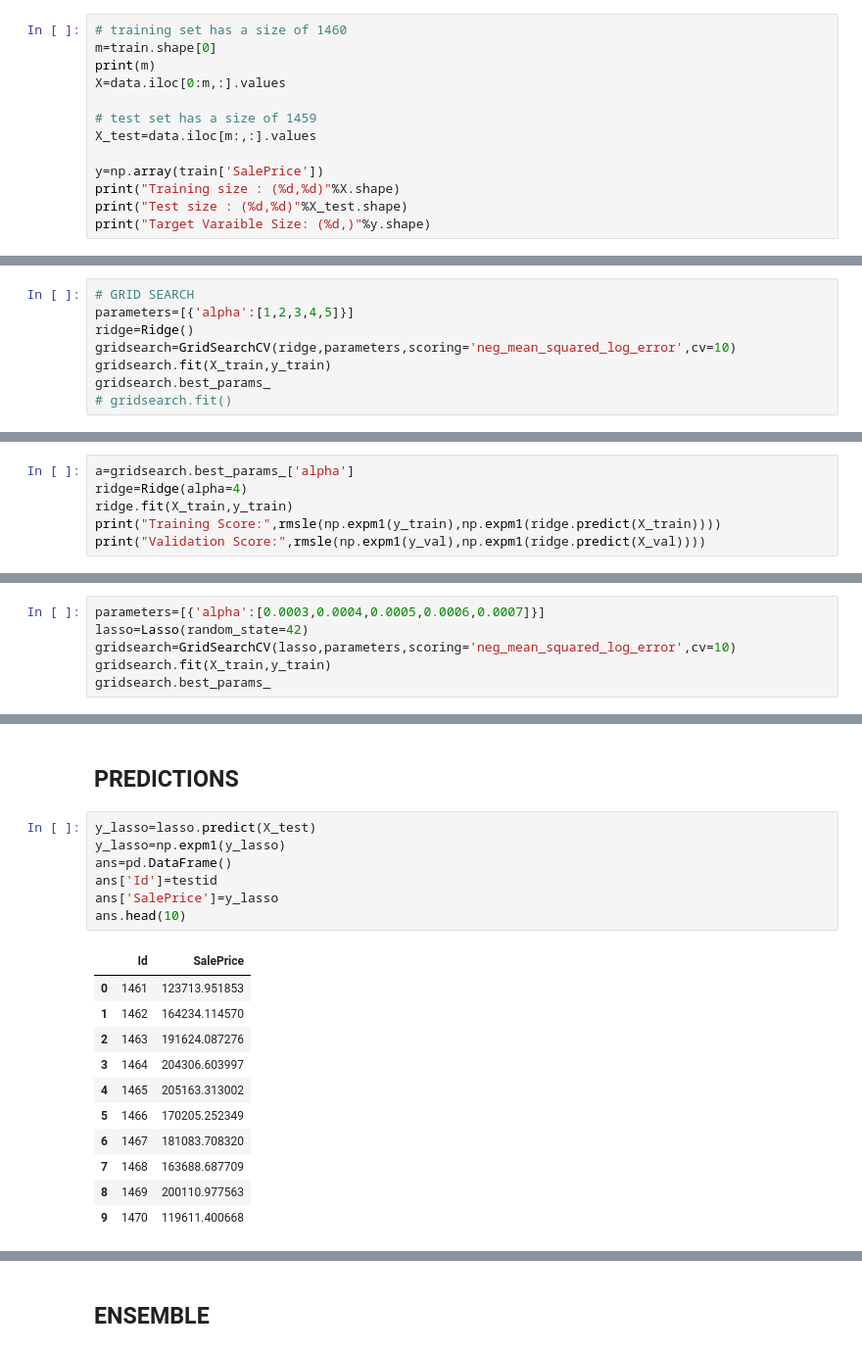
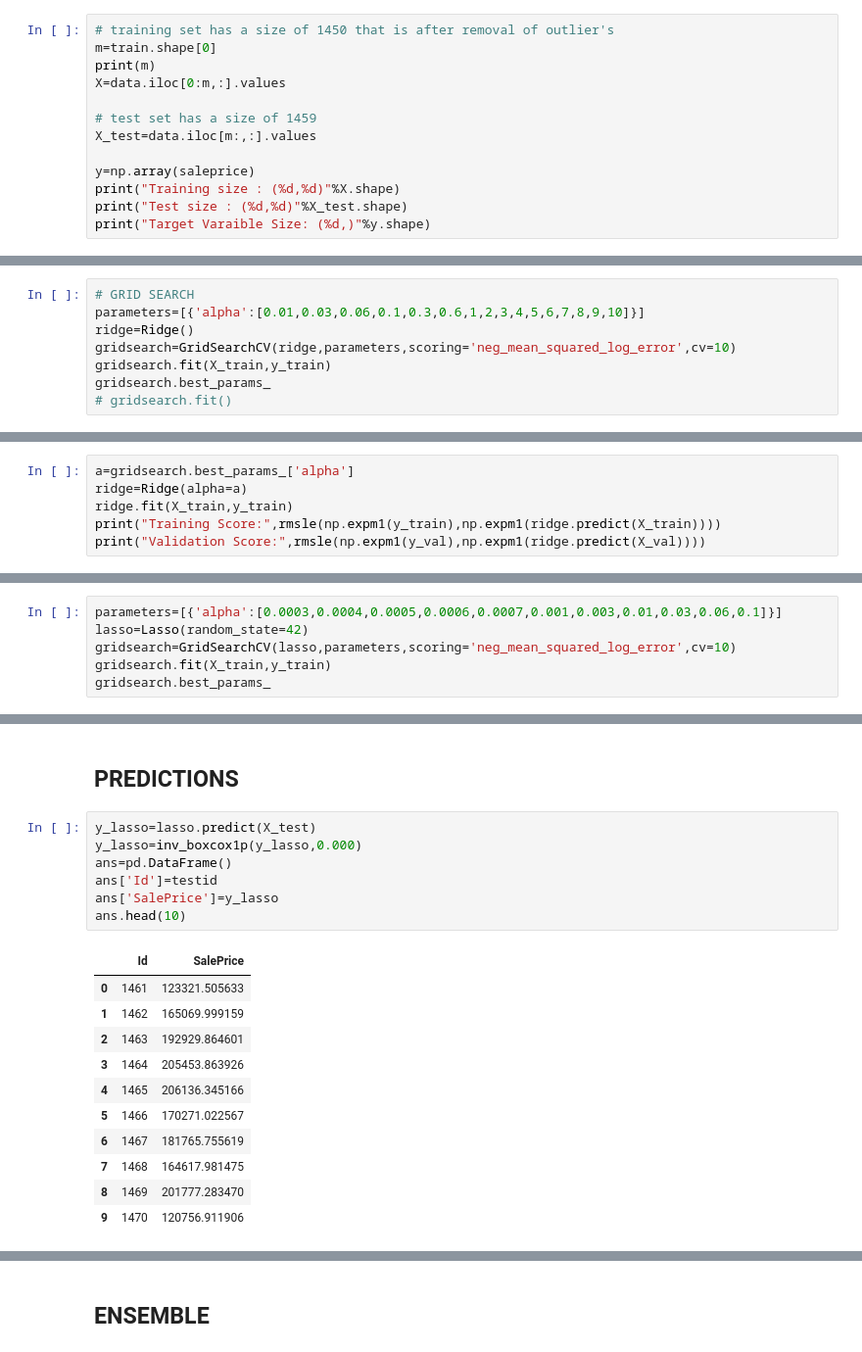
Before and after one commit to lumliolum/kaggle, a Jupyter notebook: House Price: Regression/House Price regression .ipynb, the cells around one changed output, grey strips where cells are left out. Shown at 98% size. Cells and saved outputs as stored; diff of their text form.

```diff
--- a/House Price: Regression/House Price regression .ipynb
+++ b/House Price: Regression/House Price regression .ipynb
@@ -928,5 +947,5 @@ sns.distplot(train['SalePrice'],fit=norm)
 # %%
-# training set has a size of 1460
+# training set has a size of 1450 that is after removal of outlier's
 m=train.shape[0]
 print(m)
 X=data.iloc[0:m,:].values
@@ -934,7 +953,7 @@ X=data.iloc[0:m,:].values
 # test set has a size of 1459
 X_test=data.iloc[m:,:].values
 
-y=np.array(train['SalePrice'])
+y=np.array(saleprice)
 print("Training size : (%d,%d)"%X.shape)
 print("Test size : (%d,%d)"%X_test.shape)
 print("Target Varaible Size: (%d,)"%y.shape)
@@ -985,7 +1004,7 @@ Validation Score: 0.10987172629281407
 ## RIDGE REGRESSION
 # %%
 # GRID SEARCH
-parameters=[{'alpha':[1,2,3,4,5]}]
+parameters=[{'alpha':[0.01,0.03,0.06,0.1,0.3,0.6,1,2,3,4,5,6,7,8,9,10]}]
 ridge=Ridge()
 gridsearch=GridSearchCV(ridge,parameters,scoring='neg_mean_squared_log_error',cv=10)
 gridsearch.fit(X_train,y_train)
@@ -996,6 +1015,6 @@ gridsearch.best_params_
 # %%
 a=gridsearch.best_params_['alpha']
-ridge=Ridge(alpha=4)
+ridge=Ridge(alpha=a)
 ridge.fit(X_train,y_train)
 print("Training Score:",rmsle(np.expm1(y_train),np.expm1(ridge.predict(X_train))))
 print("Validation Score:",rmsle(np.expm1(y_val),np.expm1(ridge.predict(X_val))))
@@ -1005,7 +1024,7 @@ Validation Score: 0.09886009121555092
 # %% [markdown]
 ## LASSO
 # %%
-parameters=[{'alpha':[0.0003,0.0004,0.0005,0.0006,0.0007]}]
+parameters=[{'alpha':[0.0003,0.0004,0.0005,0.0006,0.0007,0.001,0.003,0.01,0.03,0.06,0.1]}]
 lasso=Lasso(random_state=42)
 gridsearch=GridSearchCV(lasso,parameters,scoring='neg_mean_squared_log_error',cv=10)
 gridsearch.fit(X_train,y_train)
@@ -1035,21 +1076,21 @@ Validation Score: 0.1117055924137474
 ##  PREDICTIONS
 # %%
 y_lasso=lasso.predict(X_test)
-y_lasso=np.expm1(y_lasso)
+y_lasso=inv_boxcox1p(y_lasso,0.000)
 ans=pd.DataFrame()
 ans['Id']=testid
 ans['SalePrice']=y_lasso
 ans.head(10)
 # %% [output]
 |  | Id | SalePrice |
-| 0 | 1461 | 123713.951853 |
-| 1 | 1462 | 164234.114570 |
-| 2 | 1463 | 191624.087276 |
-| 3 | 1464 | 204306.603997 |
-| 4 | 1465 | 205163.313002 |
-| 5 | 1466 | 170205.252349 |
-| 6 | 1467 | 181083.708320 |
-| 7 | 1468 | 163688.687709 |
-| 8 | 1469 | 200110.977563 |
-| 9 | 1470 | 119611.400668 |
+| 0 | 1461 | 123321.505633 |
+| 1 | 1462 | 165069.999159 |
+| 2 | 1463 | 192929.864601 |
+| 3 | 1464 | 205453.863926 |
+| 4 | 1465 | 206136.345166 |
+| 5 | 1466 | 170271.022567 |
+| 6 | 1467 | 181765.755619 |
+| 7 | 1468 | 164617.981475 |
+| 8 | 1469 | 201777.283470 |
+| 9 | 1470 | 120756.911906 |
 # %%
```
Also changed, not shown: parts of 99 cells of this notebook, 5 other files.
